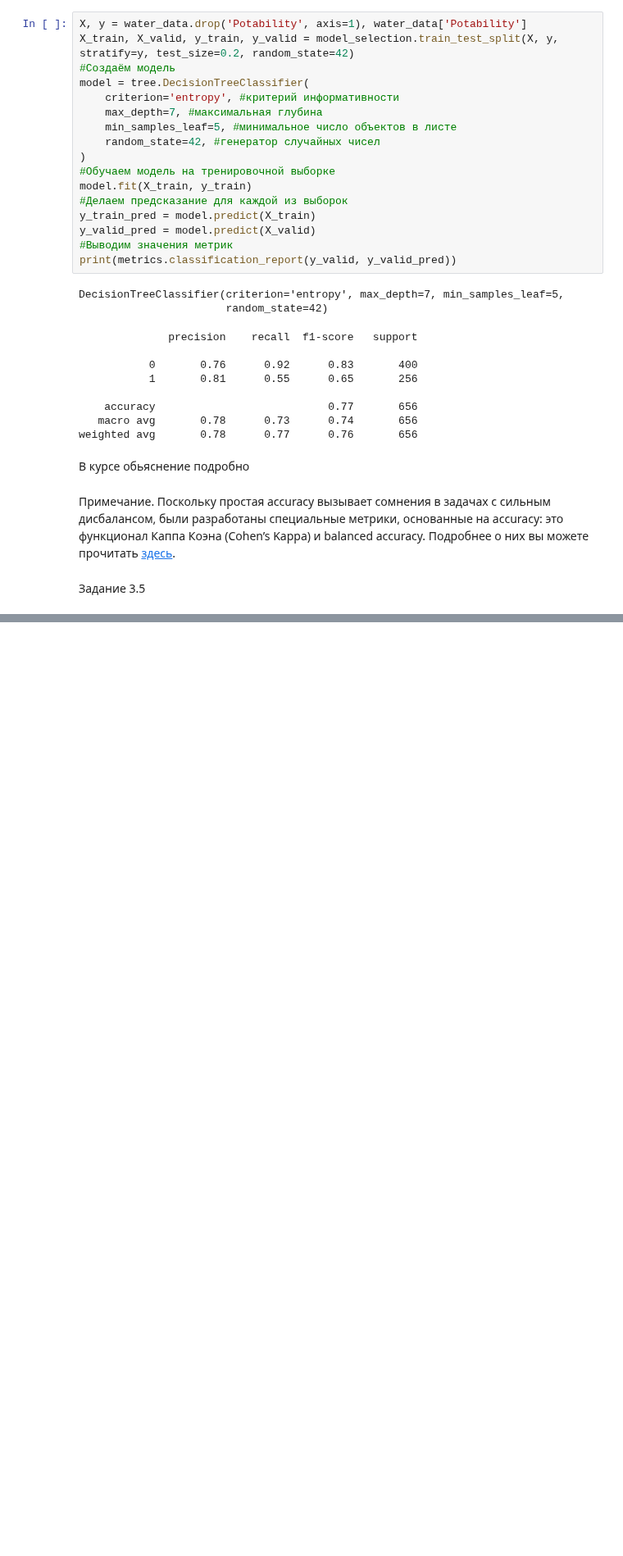
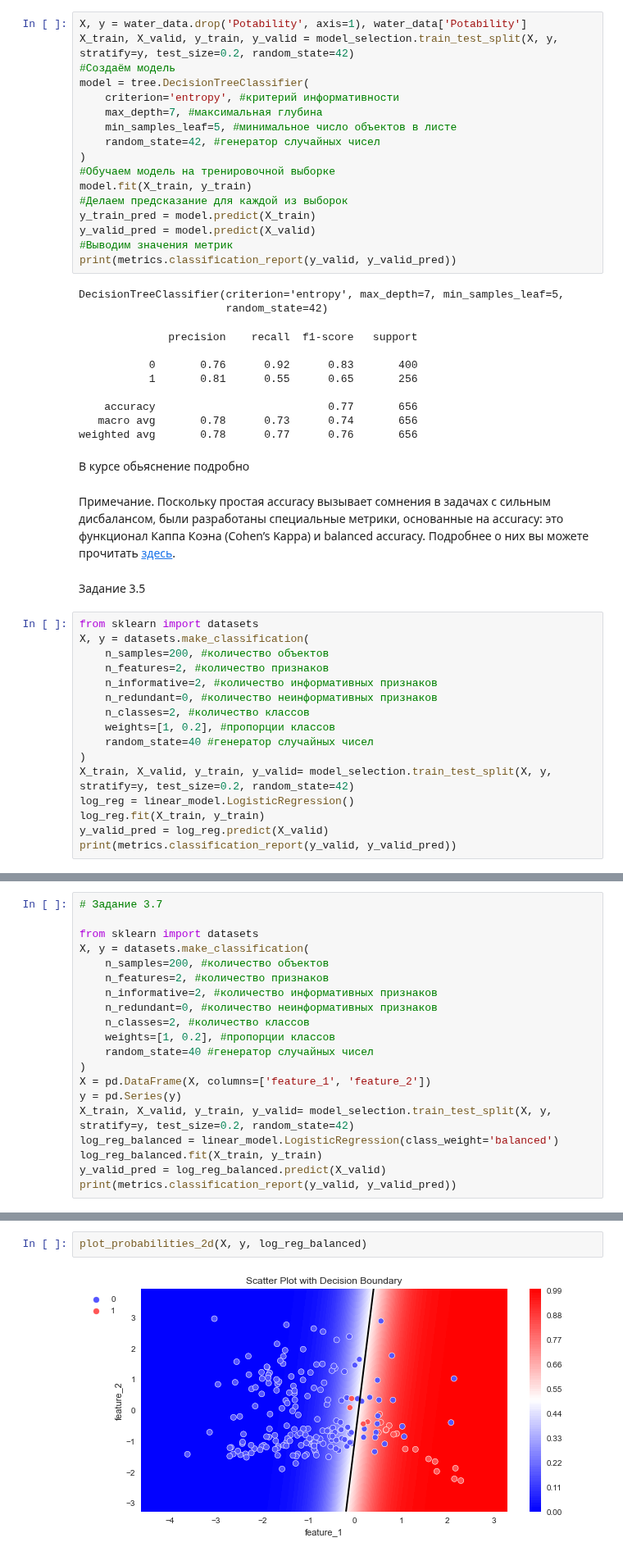
Before and after one commit to d3enjan/sf_data_science, a Jupyter notebook: skillfactory/ML-5. Валидация данных и оценка моделей/3. Дисбаланс выборки.ipynb, the cells around one changed output, grey strips where cells are left out. Shown at 82% size. Saved outputs shown, nothing was run; the diff lists cells and outputs as text; blank space fills up the shorter version.

```diff
--- a/skillfactory/ML-5. Валидация данных и оценка моделей/3. Дисбаланс выборки.ipynb
+++ b/skillfactory/ML-5. Валидация данных и оценка моделей/3. Дисбаланс выборки.ipynb
@@ -142,3 +142,19 @@ weighted avg       0.78      0.77      0.76       656
 Примечание. Поскольку простая accuracy вызывает сомнения в задачах с сильным дисбалансом, были разработаны специальные метрики, основанные на accuracy: это функционал Каппа Коэна (Cohen’s Kappa) и balanced accuracy. Подробнее о них вы можете прочитать [здесь](https://dyakonov.org/2019/05/31/%D1%84%D1%83%D0%BD%D0%BA%D1%86%D0%B8%D0%BE%D0%BD%D0%B0%D0%BB%D1%8B-%D0%BA%D0%B0%D1%87%D0%B5%D1%81%D1%82%D0%B2%D0%B0-%D0%B2-%D0%B7%D0%B0%D0%B4%D0%B0%D1%87%D0%B5-%D0%B1%D0%B8%D0%BD%D0%B0%D1%80%D0%BD/).
 # %% [markdown]
 Задание 3.5
+# %%
+from sklearn import datasets
+X, y = datasets.make_classification(
+    n_samples=200, #количество объектов
+    n_features=2, #количество признаков
+    n_informative=2, #количество информативных признаков
+    n_redundant=0, #количество неинформативных признаков
+    n_classes=2, #количество классов
+    weights=[1, 0.2], #пропорции классов
+    random_state=40 #генератор случайных чисел
+)
+X_train, X_valid, y_train, y_valid= model_selection.train_test_split(X, y, stratify=y, test_size=0.2, random_state=42)
+log_reg = linear_model.LogisticRegression()
+log_reg.fit(X_train, y_train)
+y_valid_pred = log_reg.predict(X_valid)
+print(metrics.classification_report(y_valid, y_valid_pred))
@@ -144,0 +263,20 @@ weighted avg       0.78      0.77      0.76       656
+# %%
+# Задание 3.7
+
+from sklearn import datasets
+X, y = datasets.make_classification(
+    n_samples=200, #количество объектов
+    n_features=2, #количество признаков
+    n_informative=2, #количество информативных признаков
+    n_redundant=0, #количество неинформативных признаков
+    n_classes=2, #количество классов
+    weights=[1, 0.2], #пропорции классов
+    random_state=40 #генератор случайных чисел
+)
+X = pd.DataFrame(X, columns=['feature_1', 'feature_2'])
+y = pd.Series(y)
+X_train, X_valid, y_train, y_valid= model_selection.train_test_split(X, y, stratify=y, test_size=0.2, random_state=42)
+log_reg_balanced = linear_model.LogisticRegression(class_weight='balanced')
+log_reg_balanced.fit(X_train, y_train)
+y_valid_pred = log_reg_balanced.predict(X_valid)
+print(metrics.classification_report(y_valid, y_valid_pred))
@@ -144,0 +293,4 @@ weighted avg       0.78      0.77      0.76       656
+# %%
+plot_probabilities_2d(X, y, log_reg_balanced)
+# %% [output]
+[figure, added]
```
Also changed, not shown: parts of 20 cells of this notebook, 1 other file.
